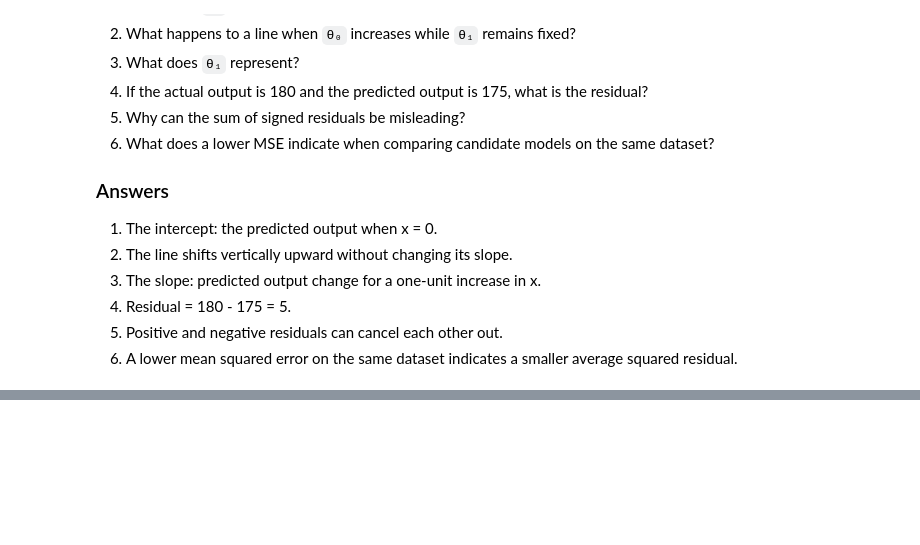
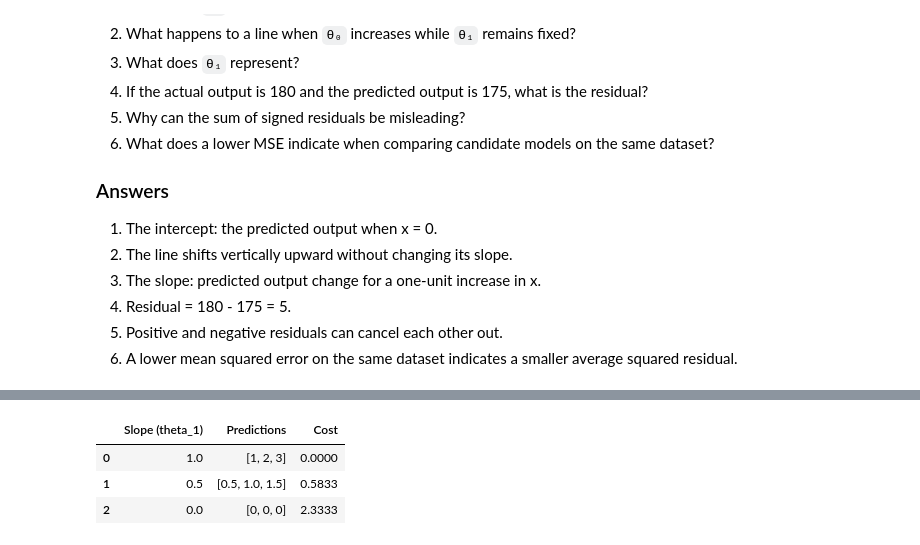
Before and after one commit to silverbullet-ai/learning-intelligence, a Jupyter notebook: 04-data-and-ai/04-machine-learning/04-simple-linear-regression/notebook.ipynb, the cells around one changed output, grey strips where cells are left out. Cells and saved outputs as stored; diff of their text form; code cells hidden in the pictures; blank space fills up the shorter version.

```diff
--- a/04-data-and-ai/04-machine-learning/04-simple-linear-regression/notebook.ipynb
+++ b/04-data-and-ai/04-machine-learning/04-simple-linear-regression/notebook.ipynb
@@ -474,0 +620,35 @@ This notebook compares a few candidate lines manually. It does not implement a f
+# %%
+candidate_slopes = [1, 0.5, 0]
+
+results = []
+
+for slope in candidate_slopes:
+    predictions = predict_output(
+        data["x"],
+        theta_0=0,
+        theta_1=slope
+    )
+
+    cost = compute_cost(
+        data["x"],
+        data["y"],
+        theta_0=0,
+        theta_1=slope
+    )
+
+    results.append({
+        "Slope (theta_1)": slope,
+        "Predictions": predictions.tolist(),
+        "Cost": cost
+    })
+
+results_df = pd.DataFrame(results)
+
+results_df["Cost"] = results_df["Cost"].round(4)
+
+results_df
+# %% [output]
+|  | Slope (theta_1) | Predictions | Cost |
+| 0 | 1.0 | [1, 2, 3] | 0.0000 |
+| 1 | 0.5 | [0.5, 1.0, 1.5] | 0.5833 |
+| 2 | 0.0 | [0, 0, 0] | 2.3333 |
```
Also changed, not shown: parts of 15 cells of this notebook, 1 other file.
